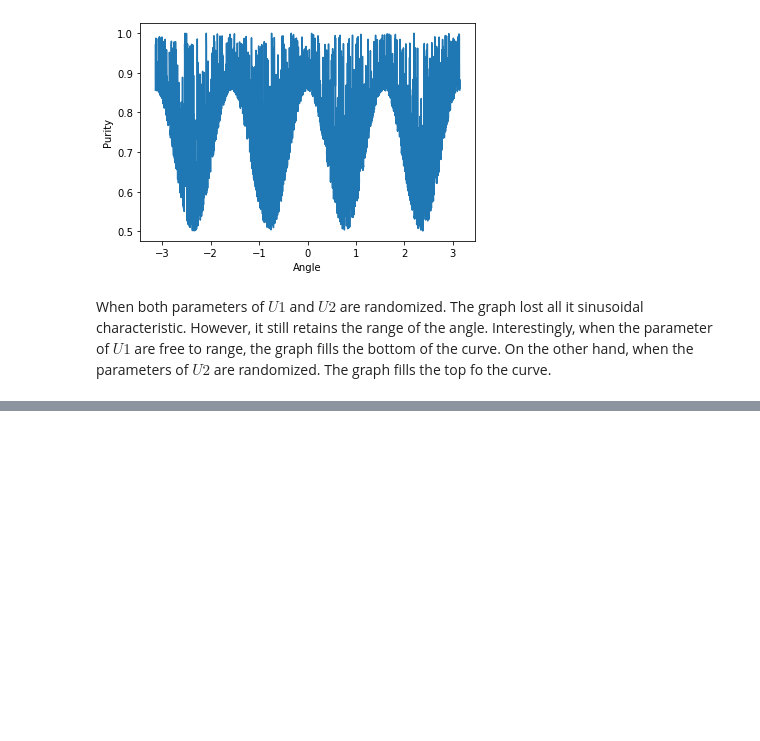
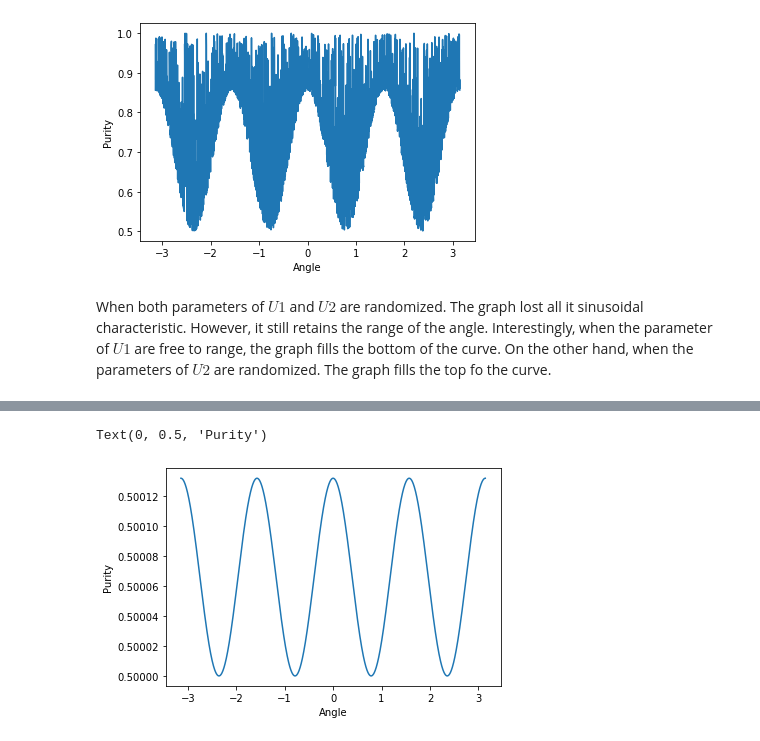
Before and after one commit to mpham26uchicago/QOSF_Mentorship, a Jupyter notebook: Density Matrix.ipynb, the cells around one changed output, grey strips where cells are left out. Drawn from its saved outputs; the diff is of its cells as text; code cells hidden in the pictures; blank space fills up the shorter version.

```diff
--- a/Density Matrix.ipynb
+++ b/Density Matrix.ipynb
@@ -210,0 +271,27 @@ When both parameters of $U1$ and $U2$ are randomized. The graph lost all it sinu
+# %%
+mu_list = []
+
+for theta in np.linspace(-np.pi, np.pi, 2000):
+
+    circ = QuantumCircuit(3)
+    circ.ry(2*theta, 0)
+    circ.cx(0, 1)
+    circ.unitary(random_unitary(dims = 2, seed = 3 ), 1) # U1
+    circ.unitary(random_unitary(dims = 2, seed = 42), 2) # U2
+    circ.cx(1, 2)
+
+    rho = DensityMatrix(circ.reverse_bits()).data
+    traced_qubit = 1
+
+    dm = one_qubit_partial_trace(rho, traced_qubit)
+
+    mu = dm.purity()
+
+    mu_list.append(mu)
+
+plt.plot(np.linspace(-np.pi, np.pi, 2000), mu_list)
+plt.xlabel('Angle')
+plt.ylabel('Purity')
+# %% [output]
+Text(0, 0.5, 'Purity')
+[figure, added]
```
Also changed, not shown: parts of 5 cells of this notebook.
